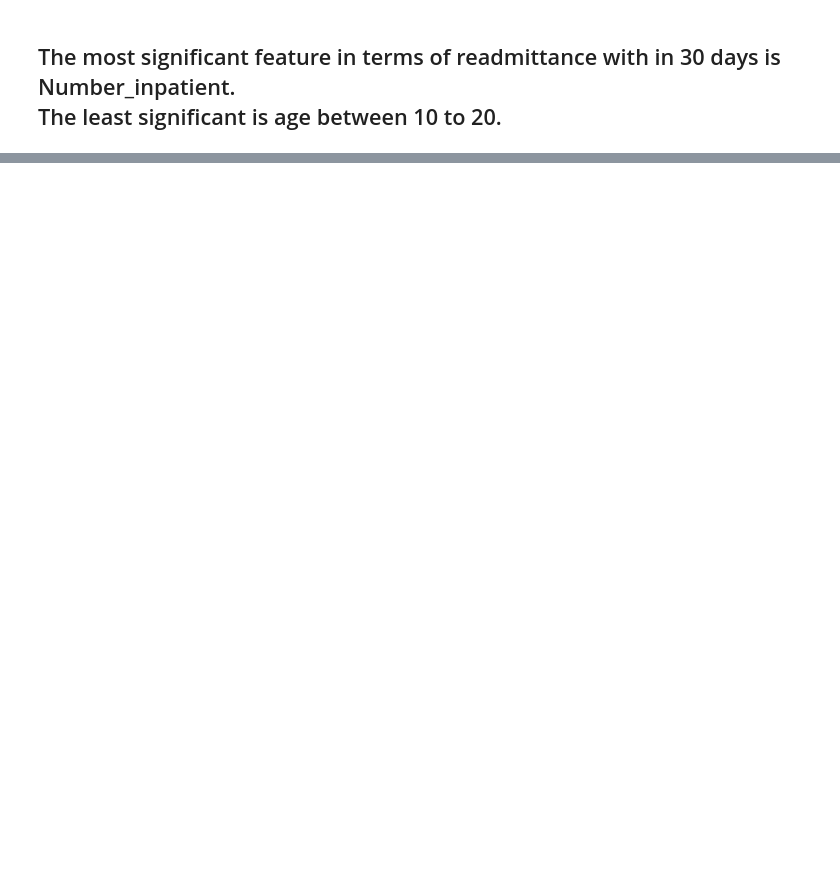
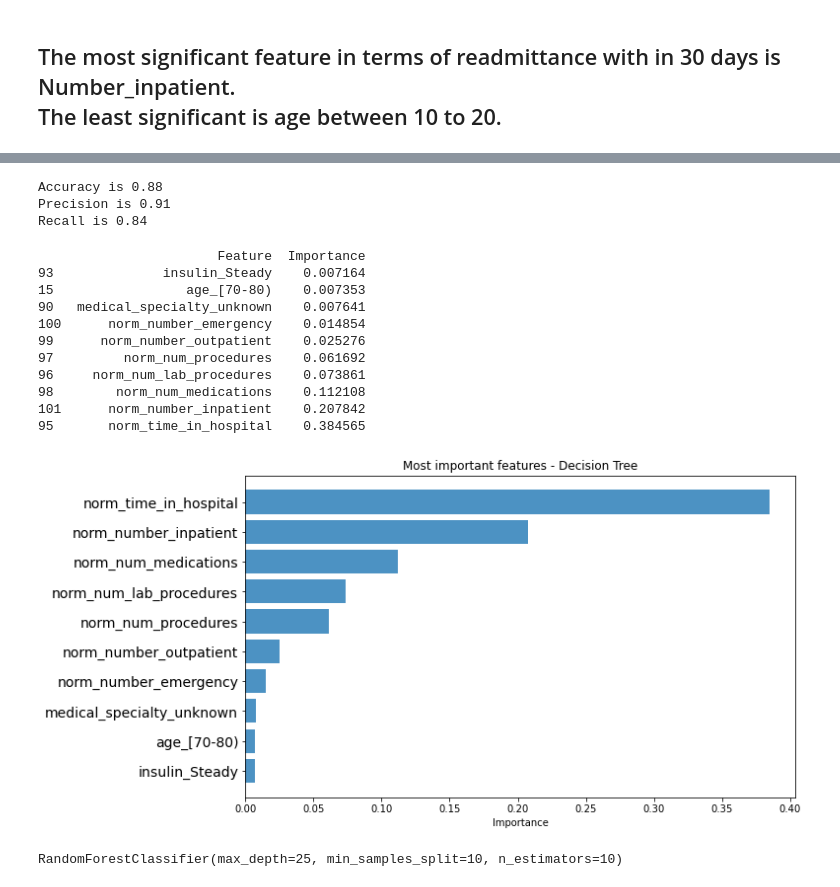
Before and after one commit to siddeshwar627/SMU_QTW, a Jupyter notebook: case_study2/CaseStudy2.ipynb, the cells around one changed output, grey strips where cells are left out. Saved outputs shown, nothing was run; the diff lists cells and outputs as text; code cells hidden in the pictures; blank space fills up the shorter version.

```diff
--- a/case_study2/CaseStudy2.ipynb
+++ b/case_study2/CaseStudy2.ipynb
@@ -548,2 +541,6 @@ sorted_dict
 # %% [markdown]
 ## The most significant feature in terms of readmittance with in 30 days is Number_inpatient.<br> The least significant is age between 10 to 20.
+# %%
+from sklearn.tree import DecisionTreeClassifier
+dtree = DecisionTreeClassifier(max_depth=28, criterion = "entropy", min_samples_split=10)
+dtree.fit(X_train, y_train)
@@ -549,0 +558,46 @@ sorted_dict
+# %%
+from sklearn.metrics import accuracy_score, precision_score, recall_score
+print("Accuracy is {0:.2f}".format(accuracy_score(y_test, dtree_pred)))
+print("Precision is {0:.2f}".format(precision_score(y_test, dtree_pred)))
+print("Recall is {0:.2f}".format(recall_score(y_test, dtree_pred)))
+
+accuracy_dtree = accuracy_score(y_test, dtree_pred)
+precision_dtree = precision_score(y_test, dtree_pred)
+recall_dtree = recall_score(y_test, dtree_pred)
+# %% [output]
+Accuracy is 0.88
+Precision is 0.91
+Recall is 0.84
+# %%
+import matplotlib.pyplot as plt
+# Create list of top most features based on importance
+feature_names = X_train.columns
+feature_imports = dtree.feature_importances_
+most_imp_features = pd.DataFrame([f for f in zip(feature_names,feature_imports)], columns=["Feature", "Importance"]).nlargest(10, "Importance")
+most_imp_features.sort_values(by="Importance", inplace=True)
+print(most_imp_features)
+plt.figure(figsize=(10,6))
+plt.barh(range(len(most_imp_features)), most_imp_features.Importance, align='center', alpha=0.8)
+plt.yticks(range(len(most_imp_features)), most_imp_features.Feature, fontsize=14)
+plt.xlabel('Importance')
+plt.title('Most important features - Decision Tree')
+plt.show()
+# %% [output]
+                       Feature  Importance
+93              insulin_Steady    0.007164
+15                 age_[70-80)    0.007353
+90   medical_specialty_unknown    0.007641
+100      norm_number_emergency    0.014854
+99      norm_number_outpatient    0.025276
+97         norm_num_procedures    0.061692
+96     norm_num_lab_procedures    0.073861
+98        norm_num_medications    0.112108
+101      norm_number_inpatient    0.207842
+95       norm_time_in_hospital    0.384565
+[figure, added]
+# %%
+from sklearn.ensemble import RandomForestClassifier
+rm = RandomForestClassifier(n_estimators = 10, max_depth=25, criterion = "gini", min_samples_split=10)
+rm.fit(X_train, y_train)
+# %% [output]
+RandomForestClassifier(max_depth=25, min_samples_split=10, n_estimators=10)
```
Also changed, not shown: parts of 26 cells of this notebook.
